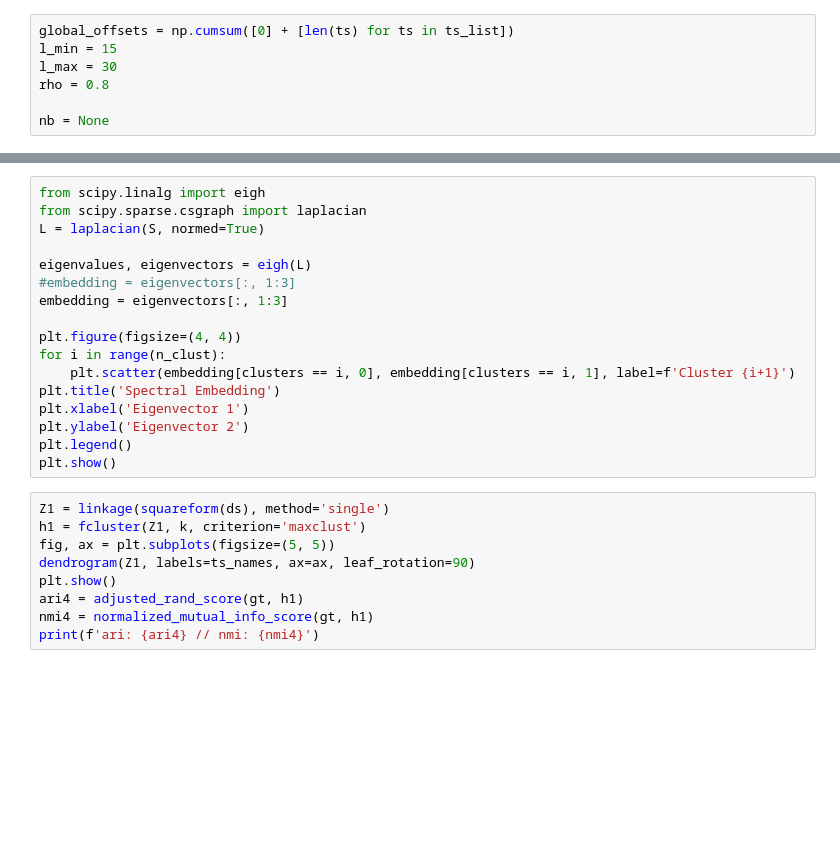
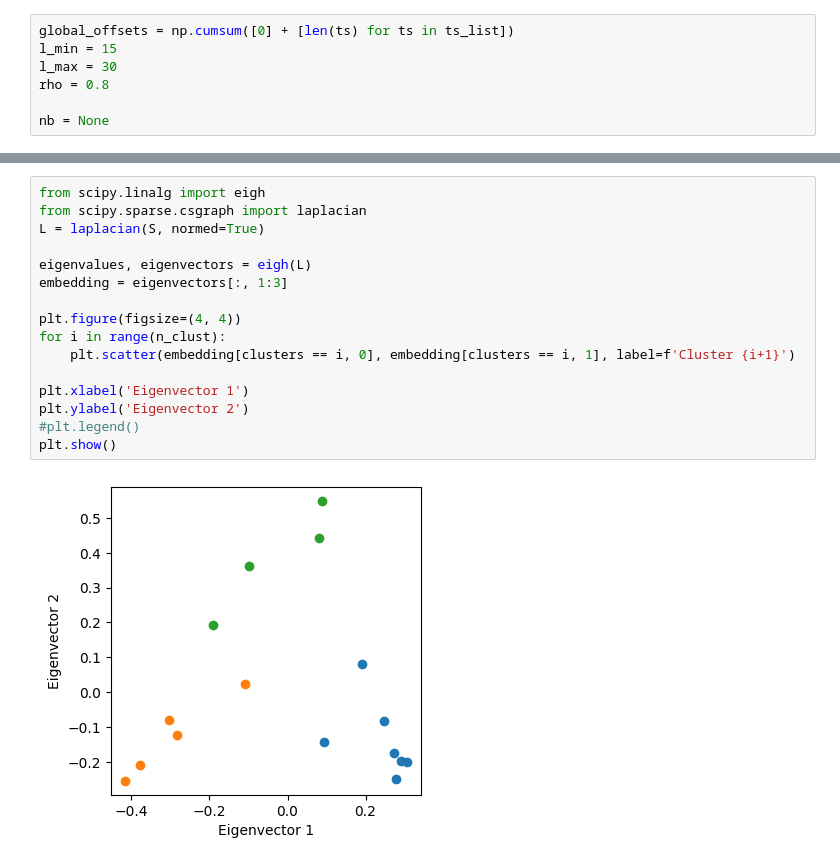
Before and after one commit to KULJasperCremers/loconsensus, a Jupyter notebook: usecase/double_activity.ipynb, the cells around one changed output, grey strips where cells are left out. Drawn from its saved outputs; the diff is of its cells as text; blank space fills up the shorter version.

```diff
--- a/usecase/double_activity.ipynb
+++ b/usecase/double_activity.ipynb
@@ -202,29 +200,21 @@ print(df_metrics)
 # %%
 from scipy.linalg import eigh
 from scipy.sparse.csgraph import laplacian
 L = laplacian(S, normed=True)
 
 eigenvalues, eigenvectors = eigh(L)
-#embedding = eigenvectors[:, 1:3]
 embedding = eigenvectors[:, 1:3]
 
 plt.figure(figsize=(4, 4))
 for i in range(n_clust):
     plt.scatter(embedding[clusters == i, 0], embedding[clusters == i, 1], label=f'Cluster {i+1}')
-plt.title('Spectral Embedding')
+
 plt.xlabel('Eigenvector 1')
 plt.ylabel('Eigenvector 2')
-plt.legend()
+#plt.legend()
 plt.show()
+# %% [output]
+[figure, added]
-# %%
-Z1 = linkage(squareform(ds), method='single')
-h1 = fcluster(Z1, k, criterion='maxclust')
-fig, ax = plt.subplots(figsize=(5, 5))
-dendrogram(Z1, labels=ts_names, ax=ax, leaf_rotation=90)
-plt.show()
-ari4 = adjusted_rand_score(gt, h1)
-nmi4 = normalized_mutual_info_score(gt, h1)
-print(f'ari: {ari4} // nmi: {nmi4}')
 # %%
 from sklearn.manifold import MDS
 
```
Also changed, not shown: parts of 5 cells of this notebook, 7 other files.
